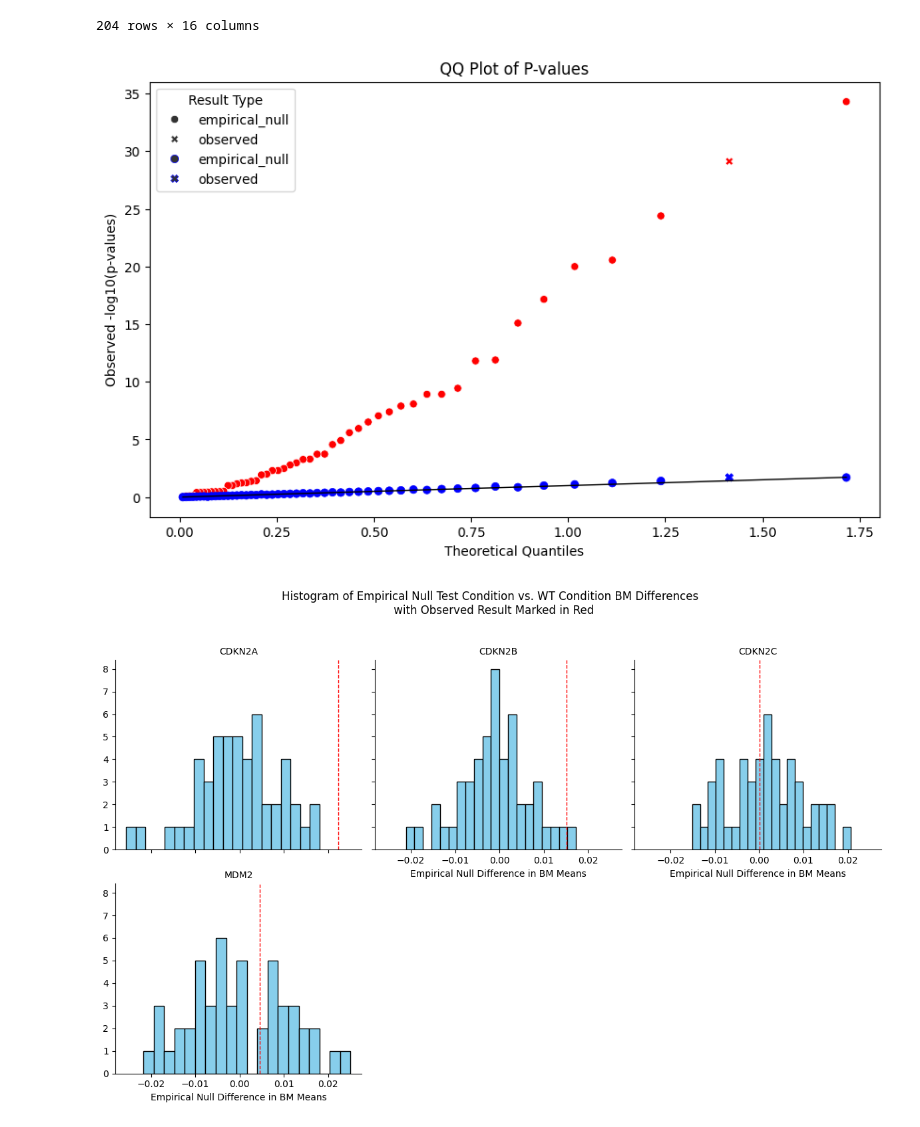
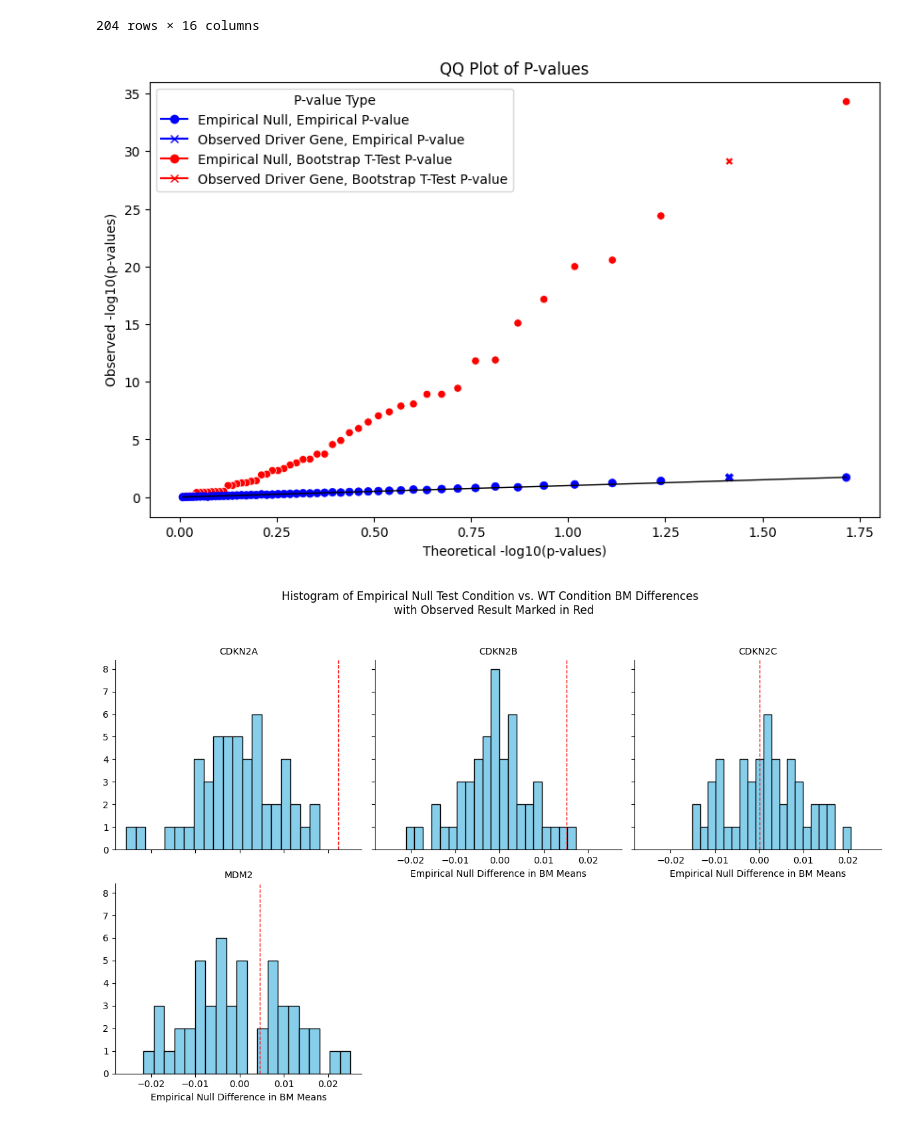
Before and after one commit to anderseng/proxbias, a Jupyter notebook: proxbias/notebooks/DepMap_Driver_Scan_Miscalibration.ipynb, the cells around one changed output. Cells and saved outputs as stored; diff of their text form; code cells hidden in the pictures.

Commit message:
add custom qqplot legend

```diff
--- a/proxbias/notebooks/DepMap_Driver_Scan_Miscalibration.ipynb
+++ b/proxbias/notebooks/DepMap_Driver_Scan_Miscalibration.ipynb
@@ -96,36 +96,45 @@ def qq_plot(df):
     # Calculate theoretical quantiles
     df['theoretical'] = -np.log10((np.arange(1, len(df) + 1) / (len(df) + 1)))
 
     # Plot
     plt.figure(figsize=(10, 6))
 
     # Scatter plot for p_value
     sns.scatterplot(x='theoretical', y=-np.log10(df['p_value']), c="red",
                     style='result_type', data=df, marker='o')
 
     # Scatter plot for empirical_p_value
     sns.scatterplot(x='theoretical', y=-np.log10(df['empirical_p_value']), c="blue",
                     style='result_type', data=df, marker='x')
 
     # Plot the diagonal line
     plt.plot([df['theoretical'].min(), df['theoretical'].max()],
              [df['theoretical'].min(), df['theoretical'].max()],
              color='black', linestyle='-', linewidth=1)
 
     # Labels and title
-    plt.xlabel('Theoretical Quantiles')
+    plt.xlabel('Theoretical -log10(p-values)')
     plt.ylabel('Observed -log10(p-values)')
     plt.title('QQ Plot of P-values')
 
-    plt.legend(title='Result Type')
+    # Custom legend
+    from matplotlib.lines import Line2D
+    legend_elements = [
+        Line2D([0], [0], marker='o', color='blue', label='Empirical Null, Empirical P-value'),
+        Line2D([0], [0], marker='x', color='blue', label='Observed Driver Gene, Empirical P-value'),
+
+        Line2D([0], [0], marker='o', color='red', label='Empirical Null, Bootstrap T-Test P-value'),
+        Line2D([0], [0], marker='x', color='red', label='Observed Driver Gene, Bootstrap T-Test P-value')
+    ]
+    plt.legend(handles=legend_elements, title='P-value Type')
     plt.show()
 
 # Call the function
 test_plot=test.query("gene=='CDKN2A'")
 
 qq_plot(test_plot)
 # %% [output]
-[figure, old version]
+[figure, new version]
 # %%
 def plot_empirical_null_histogram(df, gene_column='gene'):
     """
```
